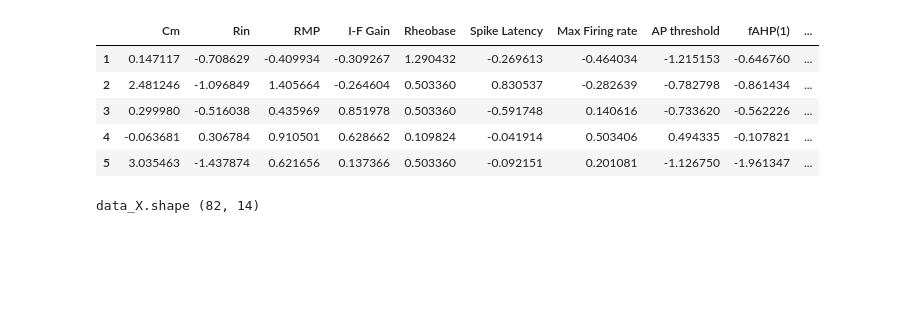
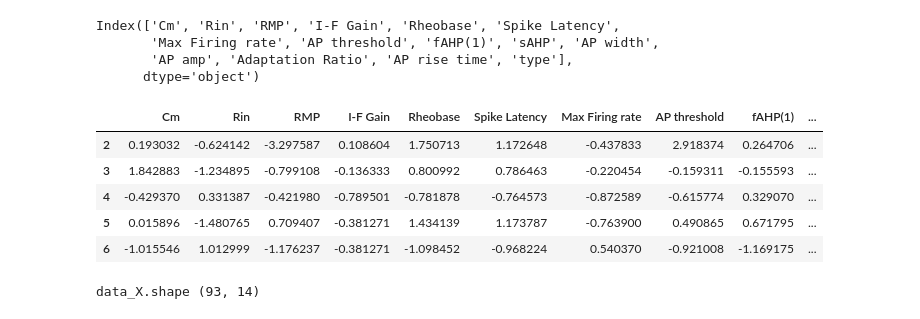
Before and after one commit to dtabuena/ApoE_Data_Clustering, a Jupyter notebook: Cluster_CA3.ipynb, the cells around one changed output. Cells and saved outputs as stored; diff of their text form; code cells hidden in the pictures; blank space fills up the shorter version.

```diff
--- a/Cluster_CA3.ipynb
+++ b/Cluster_CA3.ipynb
@@ -17,7 +17,7 @@ plot_extras = True
 exclude_extras =True
 # %%
 link = 'https://www.dropbox.com/sh/e52vk7qbr4p0pfw/AACSiEAskL4ZSexlFN0L5S76a?dl=0'
-xl_to_analyze = 'DG Type II GC main parameters.xlsx'
+xl_to_analyze = 'DG Type I GC main parameters.xlsx'
 
 my_drop_folder = 'my_drop_folder'
 zipped_file_path = "/content/"+my_drop_folder + ".zip"
@@ -48,5 +48,7 @@ for k in my_df_dict.keys():
     df['type'] = k
 df_list = [my_df_dict[k] for k in my_df_dict.keys()]
 full_df = pd.concat(df_list,ignore_index=True)
-if 'cell' in full_df.index:
-    full_df.set_index('cell')
+display(full_df.head())
+# if 'cell' in full_df.columns:
+#     full_df = full_df.set_index('cell')
+# display(full_df.head())
@@ -58,8 +67,15 @@ for r in full_df.index:
 if 'extras' not in full_df.columns:
     exclude_extras = False
     plot_extras = False
+# %%
+full_df.columns
+# %% [output]
+Index(['Cm', 'Rin', 'RMP', 'I-F Gain', 'Rheobase', 'Spike Latency',
+       'Max Firing rate', 'AP threshold', 'fAHP(1)', 'sAHP', 'AP width',
+       'AP amp', 'Adaptation Ratio', 'AP rise time', 'type'],
+      dtype='object')
 # %%
-labeling = ['Cell','type','extra'] # non numerical data
+labeling = ['cell','Cell','type','extra'] # non numerical data
 numericals = [c for c in full_df.columns if c not in labeling ]
 
 
@@ -77,39 +93,39 @@ for c in full_df_norm.columns:
 
 
 null_check = pd.isna(full_df_norm)
 incomplete =[]
 for r in full_df_norm.index:
     vals = np.array(null_check.loc[r,numericals])
     bad = any(vals)
     if bad:
         incomplete.append(r)
 # print(incomplete)
 
 complete = [c for c in  full_df_norm.index if c not in incomplete]
 full_df_no_null = full_df_norm.loc[complete].copy()
 
 
 if exclude_extras:
     is_extra = list(full_df_no_null['extra']==1)
     extra_ind = full_df_no_null.index[is_extra]
     full_df_no_null.drop( index =extra_ind, inplace=True)
 
 
 data_X = full_df_no_null[numericals].to_numpy()
 data_X.shape
 
 display(full_df_no_null.head())
 print('data_X.shape',data_X.shape)
 data_for_fit = data_X
 numericals = [n.replace('(1)', '') for n in numericals]
 # %% [output]
 |  | Cm | Rin | RMP | I-F Gain | Rheobase | Spike Latency | Max Firing rate | AP threshold | fAHP(1) | ... |
-| 1 | 0.147117 | -0.708629 | -0.409934 | -0.309267 | 1.290432 | -0.269613 | -0.464034 | -1.215153 | -0.646760 | ... |
-| 2 | 2.481246 | -1.096849 | 1.405664 | -0.264604 | 0.503360 | 0.830537 | -0.282639 | -0.782798 | -0.861434 | ... |
-| 3 | 0.299980 | -0.516038 | 0.435969 | 0.851978 | 0.503360 | -0.591748 | 0.140616 | -0.733620 | -0.562226 | ... |
-| 4 | -0.063681 | 0.306784 | 0.910501 | 0.628662 | 0.109824 | -0.041914 | 0.503406 | 0.494335 | -0.107821 | ... |
-| 5 | 3.035463 | -1.437874 | 0.621656 | 0.137366 | 0.503360 | -0.092151 | 0.201081 | -1.126750 | -1.961347 | ... |
+| 2 | 0.193032 | -0.624142 | -3.297587 | 0.108604 | 1.750713 | 1.172648 | -0.437833 | 2.918374 | 0.264706 | ... |
+| 3 | 1.842883 | -1.234895 | -0.799108 | -0.136333 | 0.800992 | 0.786463 | -0.220454 | -0.159311 | -0.155593 | ... |
+| 4 | -0.429370 | 0.331387 | -0.421980 | -0.789501 | -0.781878 | -0.764573 | -0.872589 | -0.615774 | 0.329070 | ... |
+| 5 | 0.015896 | -1.480765 | 0.709407 | -0.381271 | 1.434139 | 1.173787 | -0.763900 | 0.490865 | 0.671795 | ... |
+| 6 | -1.015546 | 1.012999 | -1.176237 | -0.381271 | -1.098452 | -0.968224 | 0.540370 | -0.921008 | -1.169175 | ... |
-data_X.shape (82, 14)
+data_X.shape (93, 14)
 # %%
 
 
```
Also changed, not shown: parts of 9 cells of this notebook.
